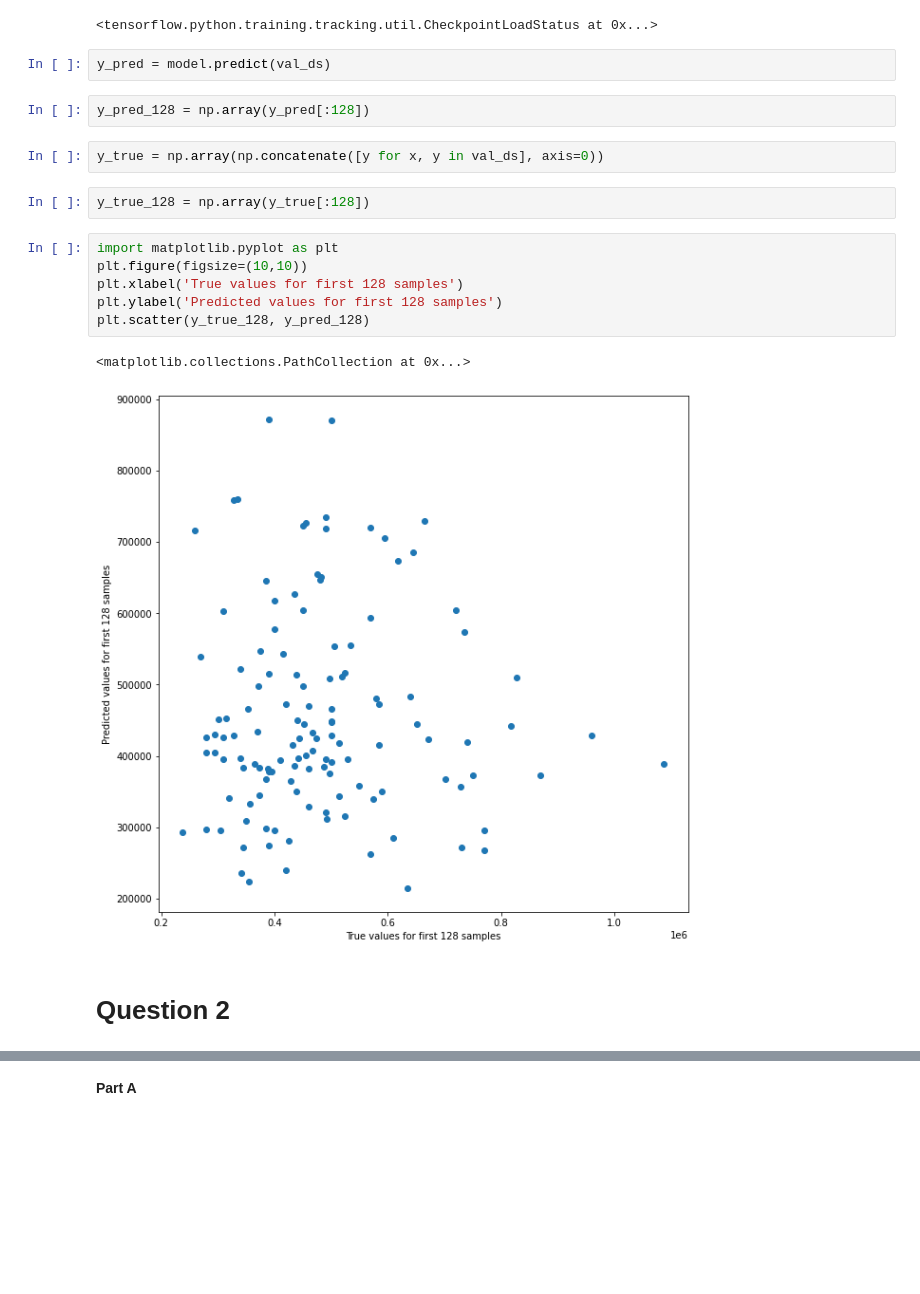
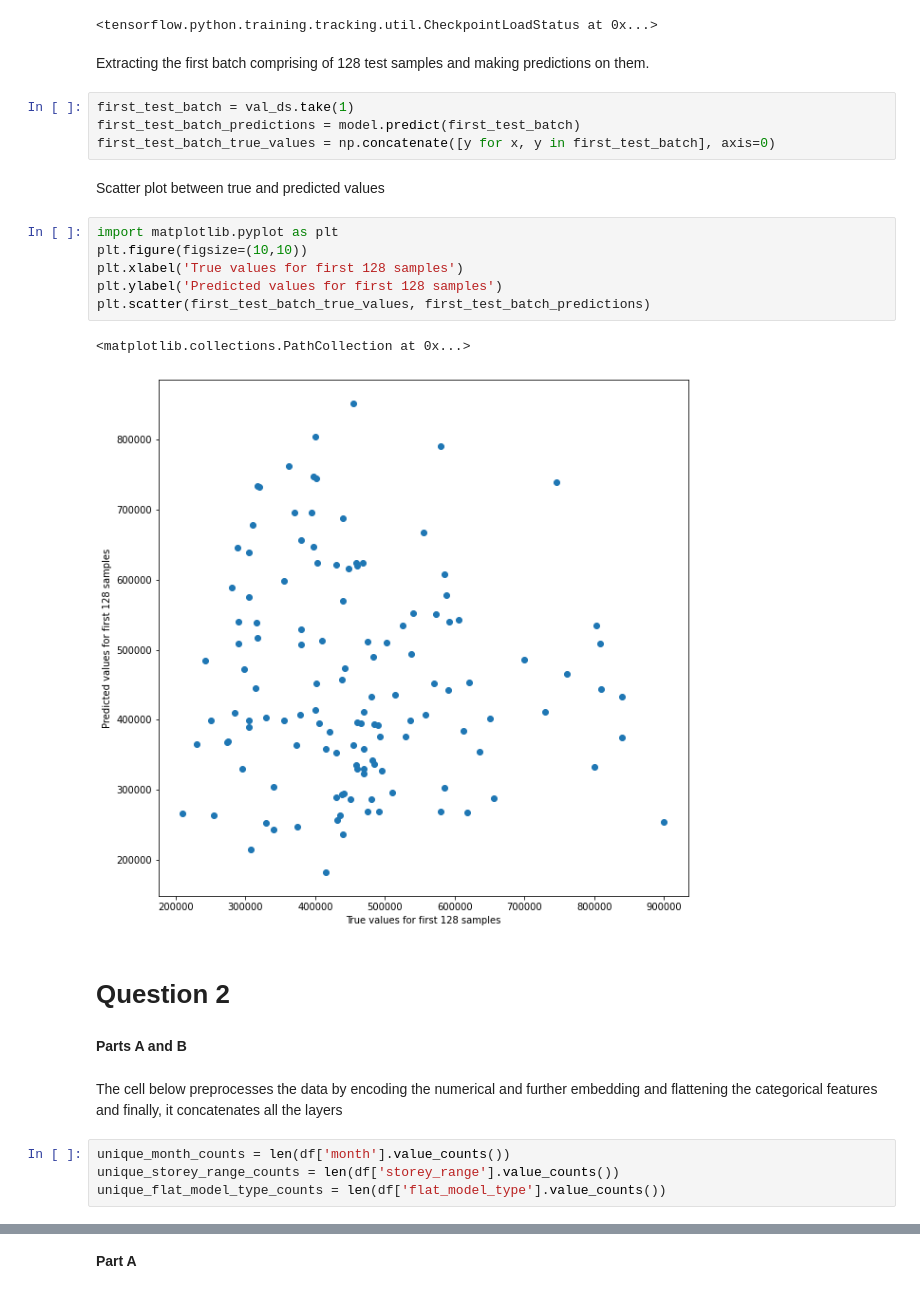
Before and after one commit to kirath2205/Neural-Network-Assignment-1, a Jupyter notebook: start_1b_Final.ipynb, the cells around one changed output, grey strips where cells are left out. Drawn from its saved outputs; the diff is of its cells as text; blank space fills up the shorter version.

```diff
--- a/start_1b_Final.ipynb
+++ b/start_1b_Final.ipynb
@@ -290,22 +309,30 @@ R2 score at epoch 100 is: **0.8017891645431519**
 model.load_weights(checkpoint_filepath)
 # %% [output]
 <tensorflow.python.training.tracking.util.CheckpointLoadStatus at 0x...>
-# %%
-y_pred = model.predict(val_ds)
-# %%
-y_pred_128 = np.array(y_pred[:128])
+# %% [markdown]
+Extracting the first batch comprising of 128 test samples and making predictions on them.
 # %%
-y_true = np.array(np.concatenate([y for x, y in val_ds], axis=0))
+first_test_batch = val_ds.take(1)
+first_test_batch_predictions = model.predict(first_test_batch)
+first_test_batch_true_values = np.concatenate([y for x, y in first_test_batch], axis=0)
-# %%
-y_true_128 = np.array(y_true[:128])
+# %% [markdown]
+Scatter plot between true and predicted values
 # %%
 import matplotlib.pyplot as plt
 plt.figure(figsize=(10,10))
 plt.xlabel('True values for first 128 samples')
 plt.ylabel('Predicted values for first 128 samples')
-plt.scatter(y_true_128, y_pred_128)
+plt.scatter(first_test_batch_true_values, first_test_batch_predictions)
 # %% [output]
 <matplotlib.collections.PathCollection at 0x...>
-[figure, old version]
+[figure, new version]
 # %% [markdown]
 # Question 2
+# %% [markdown]
+**Parts A and B**
+# %% [markdown]
+The cell below preprocesses the data by encoding the numerical and further embedding and flattening the categorical features and finally, it concatenates all the layers
+# %%
+unique_month_counts = len(df['month'].value_counts())
+unique_storey_range_counts = len(df['storey_range'].value_counts())
+unique_flat_model_type_counts = len(df['flat_model_type'].value_counts())
```
Also changed, not shown: parts of 51 cells of this notebook.
